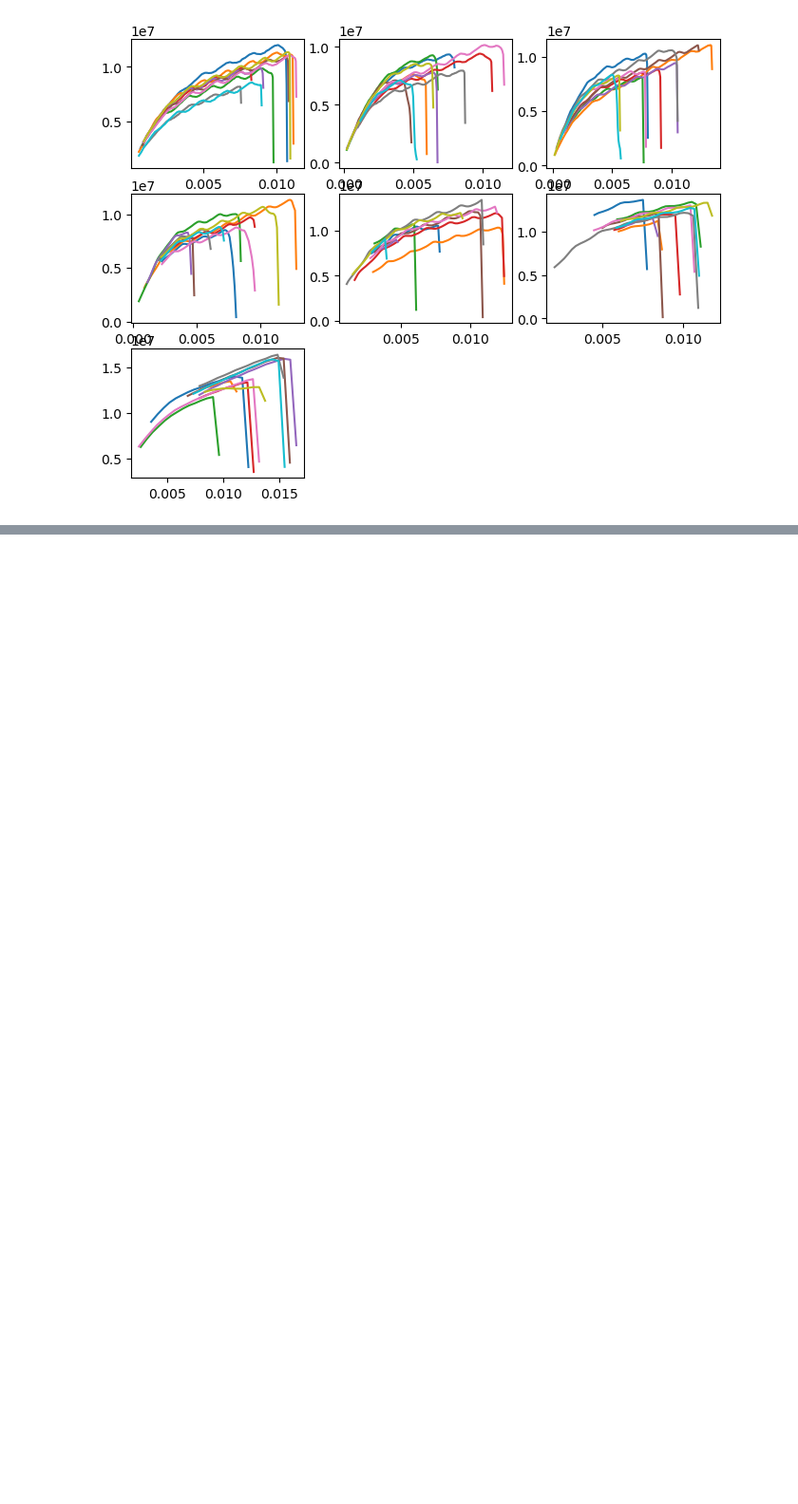
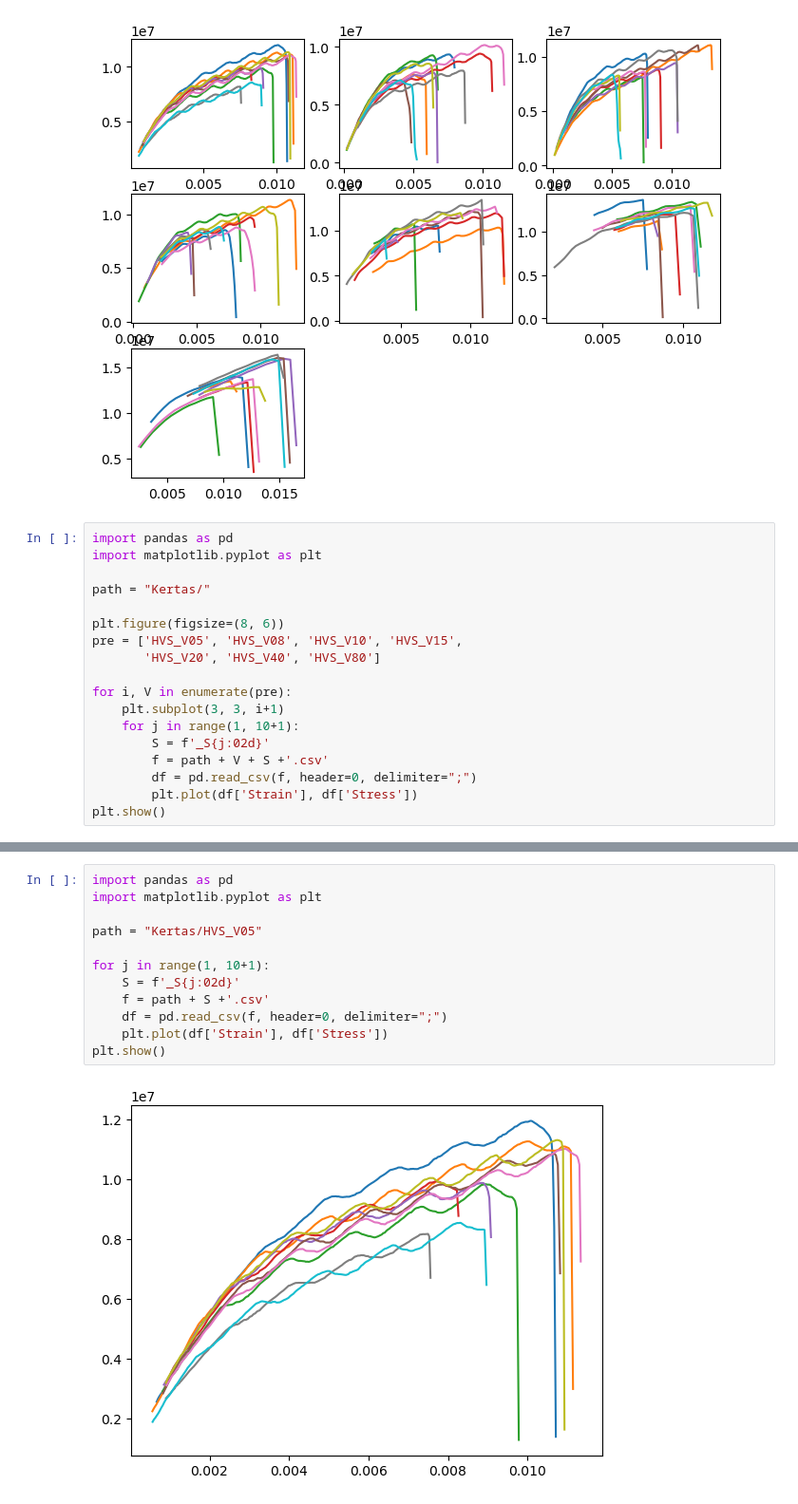
Before and after one commit to dudung/datasets, a Jupyter notebook: data/HVS/view_stress_strain.ipynb, the cells around one changed output, grey strips where cells are left out. Shown: that part at 95% size. Saved outputs shown, nothing was run; the diff lists cells and outputs as text; blank space fills up the shorter version.

```diff
--- a/data/HVS/view_stress_strain.ipynb
+++ b/data/HVS/view_stress_strain.ipynb
@@ -18,3 +18,21 @@ for i, V in enumerate(pre):
 plt.show()
 # %% [output]
 [figure]
+# %%
+import pandas as pd
+import matplotlib.pyplot as plt
+
+path = "Kertas/"
+
+plt.figure(figsize=(8, 6))
+pre = ['HVS_V05', 'HVS_V08', 'HVS_V10', 'HVS_V15',
+       'HVS_V20', 'HVS_V40', 'HVS_V80']
+
+for i, V in enumerate(pre):
+    plt.subplot(3, 3, i+1)
+    for j in range(1, 10+1):
+        S = f'_S{j:02d}'
+        f = path + V + S +'.csv'
+        df = pd.read_csv(f, header=0, delimiter=";")
+        plt.plot(df['Strain'], df['Stress'])
+plt.show()
@@ -20,0 +63,14 @@ plt.show()
+# %%
+import pandas as pd
+import matplotlib.pyplot as plt
+
+path = "Kertas/HVS_V05"
+
+for j in range(1, 10+1):
+    S = f'_S{j:02d}'
+    f = path + S +'.csv'
+    df = pd.read_csv(f, header=0, delimiter=";")
+    plt.plot(df['Strain'], df['Stress'])
+plt.show()
+# %% [output]
+[figure, added]
```
Also changed, not shown: parts of 26 cells of this notebook.
